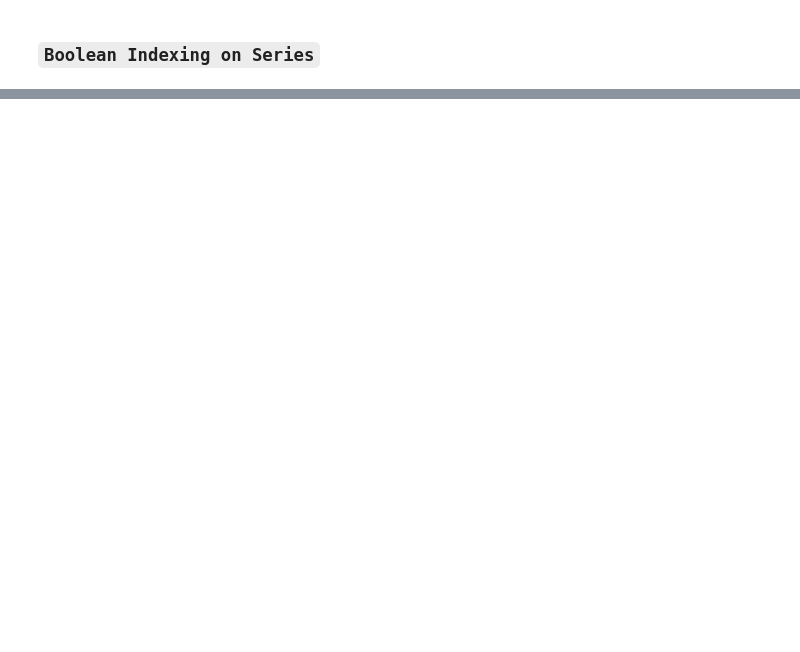
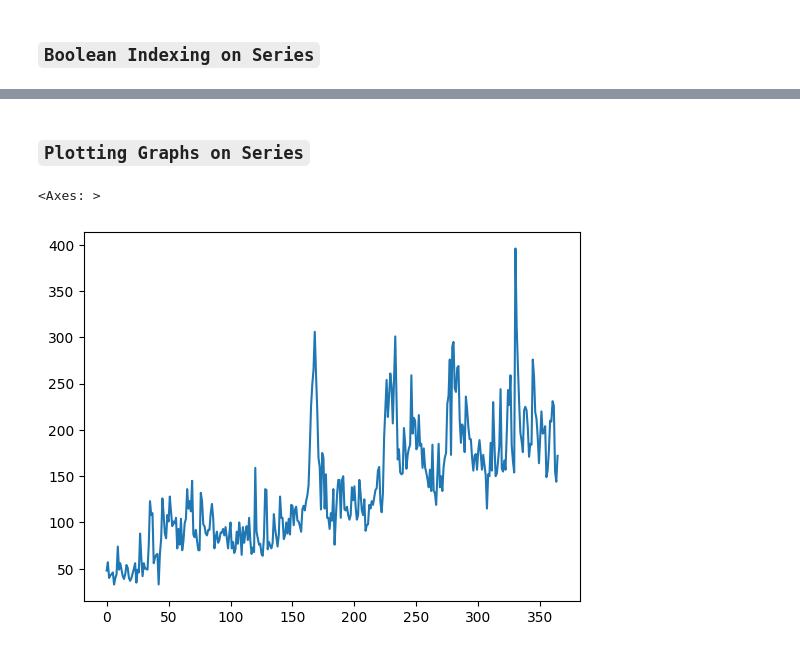
Before and after one commit to Akash11gavhane/Python, a Jupyter notebook: Pandas/session-16_Pandas_series.ipynb, the cells around one changed output, grey strips where cells are left out. Cells and saved outputs as stored; diff of their text form; code cells hidden in the pictures; blank space fills up the shorter version.

```diff
--- a/Pandas/session-16_Pandas_series.ipynb
+++ b/Pandas/session-16_Pandas_series.ipynb
@@ -682,0 +1082,9 @@ Error:
+# %% [markdown]
+### **`Plotting Graphs on Series`**
+# %%
+
+
+subs.plot()
+# %% [output]
+<Axes: >
+[figure, added]
```
Also changed, not shown: parts of 140 cells of this notebook, 1 other file.
